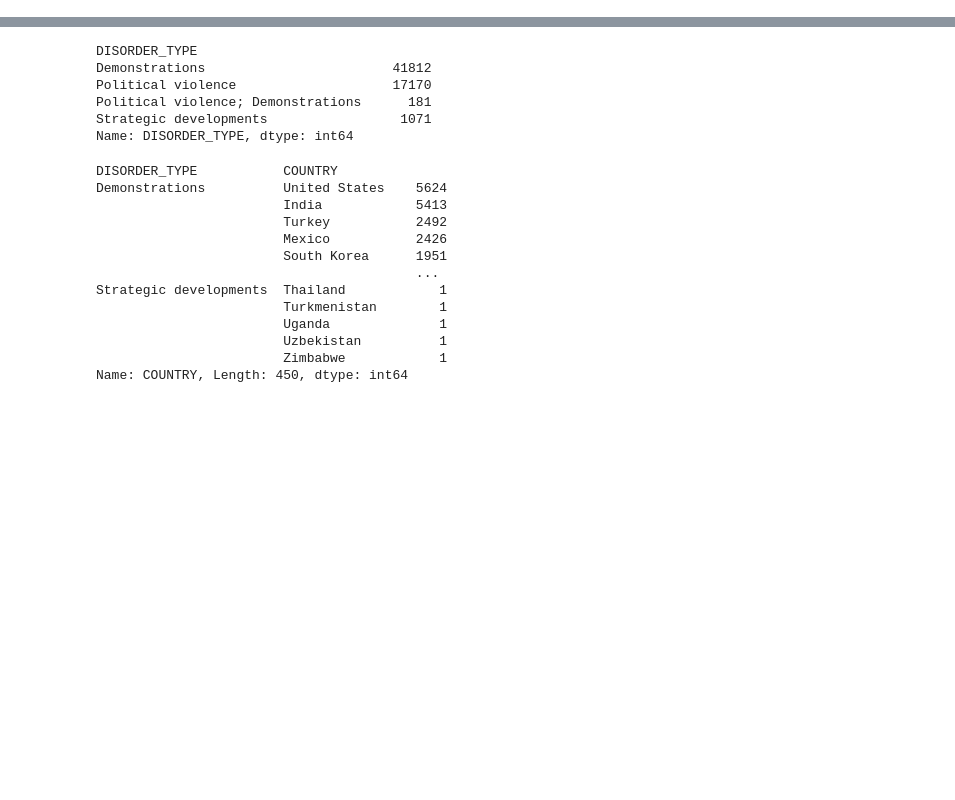
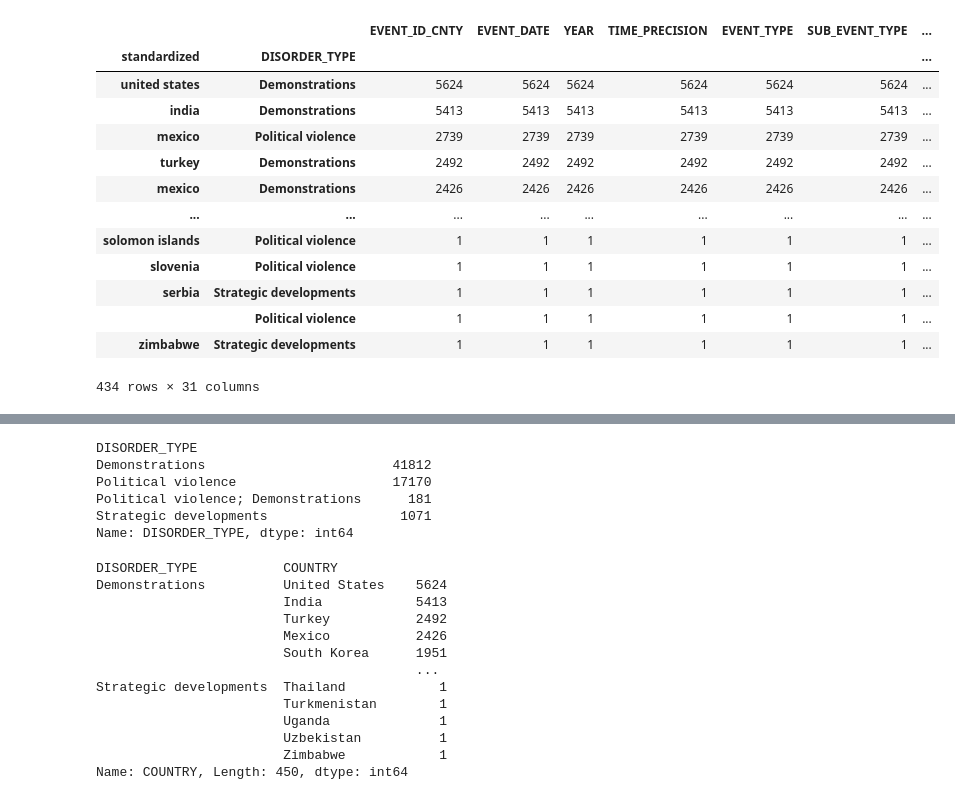
Before and after one commit to melissaprax/equality-data, a Jupyter notebook: analysis.ipynb, the cells around one changed output, grey strips where cells are left out. Cells and saved outputs as stored; diff of their text form; code cells hidden in the pictures; blank space fills up the shorter version.

```diff
--- a/analysis.ipynb
+++ b/analysis.ipynb
@@ -19,0 +185,4 @@ csv_path = "data/gender_Jun16.csv"
+# %%
+# group by country to see the share of demonstrations that are politically violent
+demo_share_df = country_join_df2.groupby(['standardized', 'DISORDER_TYPE']).count()
+demo_share_df.head(10)
@@ -19,0 +203,24 @@ csv_path = "data/gender_Jun16.csv"
+# %%
+# demo_share_df.plot(kind = 'barh')
+
+# top_10 = ["india", "united states", "mexico", "turky", "iran", "brazil"]
+
+demo_share_df.sort_values(by = 'EVENT_ID_CNTY', ascending=False)
+
+
+# worldbank_df = worldbank_df.loc[worldbank_df["Country Name"].isin(countries),:]
+# %% [output]
+|  |  | EVENT_ID_CNTY | EVENT_DATE | YEAR | TIME_PRECISION | EVENT_TYPE | SUB_EVENT_TYPE | ... |
+| standardized | DISORDER_TYPE |  |  |  |  |  |  | ... |
+| united states | Demonstrations | 5624 | 5624 | 5624 | 5624 | 5624 | 5624 | ... |
+| india | Demonstrations | 5413 | 5413 | 5413 | 5413 | 5413 | 5413 | ... |
+| mexico | Political violence | 2739 | 2739 | 2739 | 2739 | 2739 | 2739 | ... |
+| turkey | Demonstrations | 2492 | 2492 | 2492 | 2492 | 2492 | 2492 | ... |
+| mexico | Demonstrations | 2426 | 2426 | 2426 | 2426 | 2426 | 2426 | ... |
+| ... | ... | ... | ... | ... | ... | ... | ... | ... |
+| solomon islands | Political violence | 1 | 1 | 1 | 1 | 1 | 1 | ... |
+| slovenia | Political violence | 1 | 1 | 1 | 1 | 1 | 1 | ... |
+| serbia | Strategic developments | 1 | 1 | 1 | 1 | 1 | 1 | ... |
+|  | Political violence | 1 | 1 | 1 | 1 | 1 | 1 | ... |
+| zimbabwe | Strategic developments | 1 | 1 | 1 | 1 | 1 | 1 | ... |
+434 rows × 31 columns
```
Also changed, not shown: parts of 40 cells of this notebook, 3 other files.
